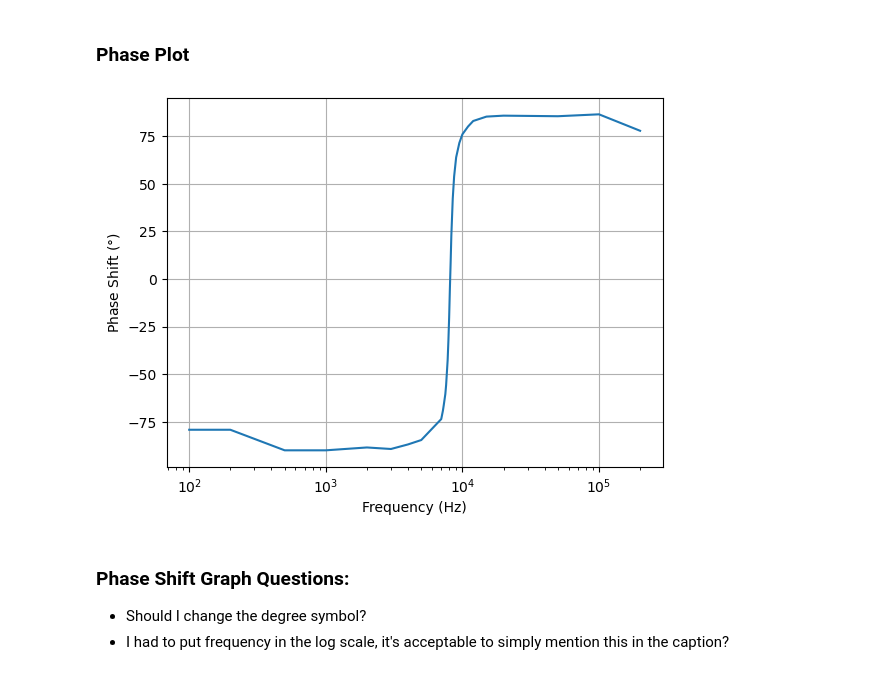
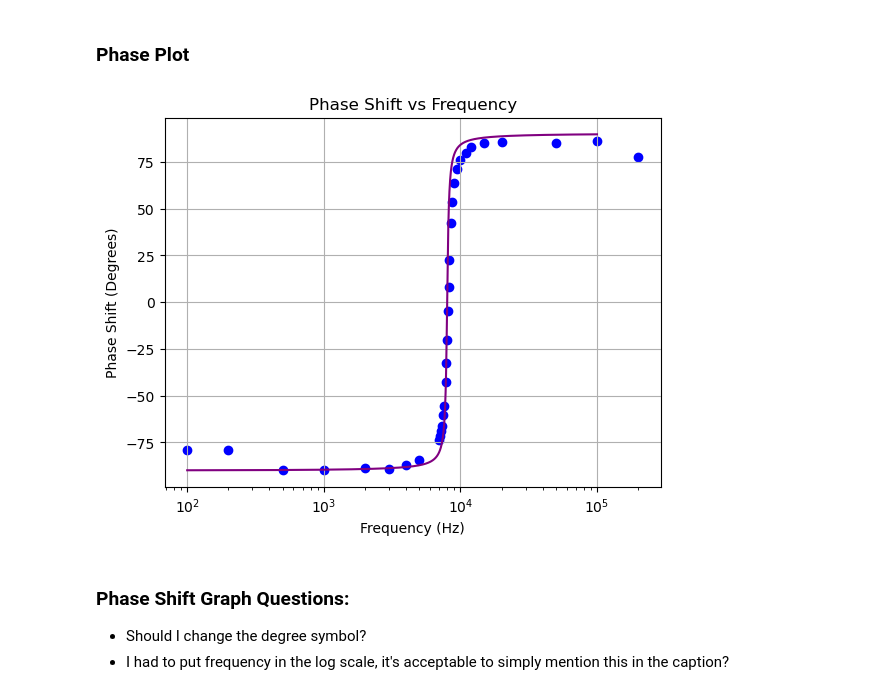
Before and after one commit to xspoole/PhysicsNotebooks, a Jupyter notebook: PH424_Lab1.ipynb, the cells around one changed output. Drawn from its saved outputs; the diff is of its cells as text; code cells hidden in the pictures.

```diff
--- a/PH424_Lab1.ipynb
+++ b/PH424_Lab1.ipynb
@@ -72,15 +115,40 @@ def phase_func():
+# %%
+def phase_func(f):
+    # Parameters
+    R = 51
+    L = 0.022
+    C = 1.8e-8
+
+    # Physics constants
+    omega_0 = 1 / np.sqrt(L * C)
+    beta = R / (2 * L)
+    w = 2 * np.pi * f
+    num = 2 * beta * w
+    den = (omega_0**2) - (w**2)
+
+    # Calculate the angle
+    phase_rad = np.arctan2(num, den)
+
+    # Shift down by 90 degrees to center it at 0 during resonance
+    return np.degrees(phase_rad) - 90
+
+frequencies = np.linspace(100, 100000, 5000)
+vector_phase_func = np.vectorize(phase_func)
+phases = vector_phase_func(frequencies)
 # %%
 x_axis = df['Freq. In (Hz)']
 y_axis = df['Phase Shift (Deg)']
 
 plt.semilogx()
 
-plt.plot(x_axis, y_axis)
+plt.plot(frequencies, phases, color = 'purple')
+plt.scatter(x_axis, y_axis, color='blue')
 plt.xlabel('Frequency (Hz)')
-plt.ylabel(r'Phase Shift ($\degree$)')
+plt.ylabel(r'Phase Shift (Degrees)')
+plt.title('Phase Shift vs Frequency')
 plt.grid(True)
 # %% [output]
-[figure, old version]
+[figure, new version]
 # %% [markdown]
 ### Phase Shift Graph Questions:
 - Should I change the degree symbol?
```
Also changed, not shown: parts of 3 cells of this notebook.
